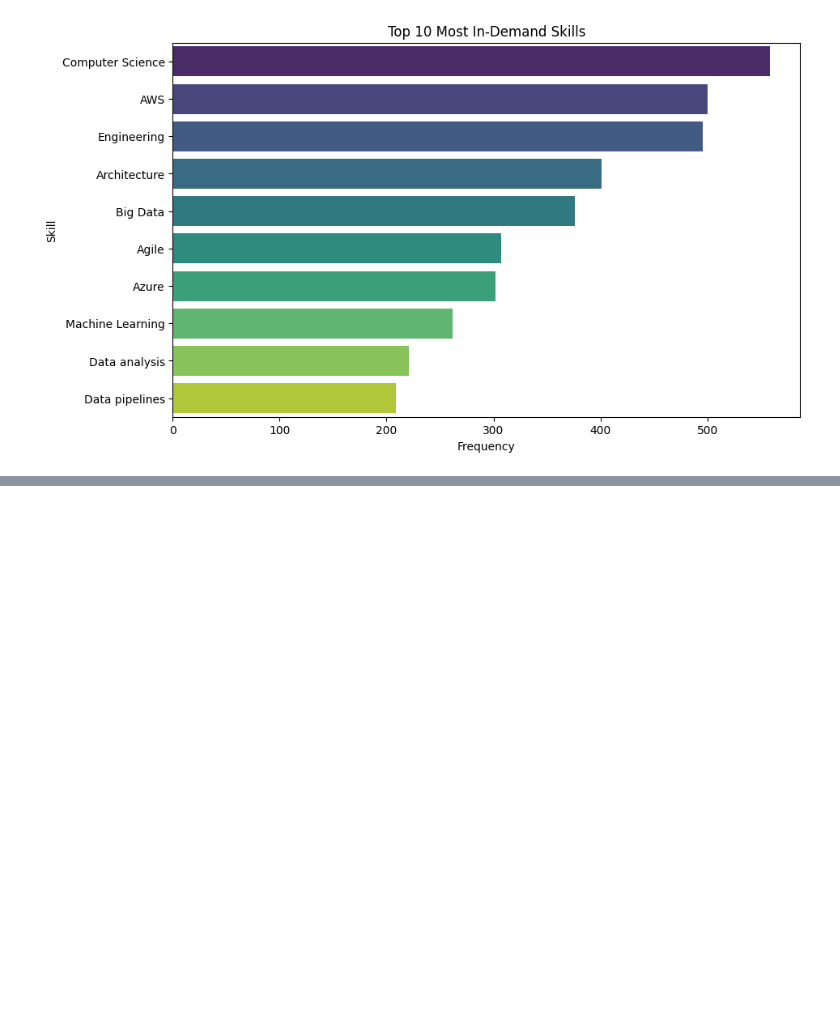
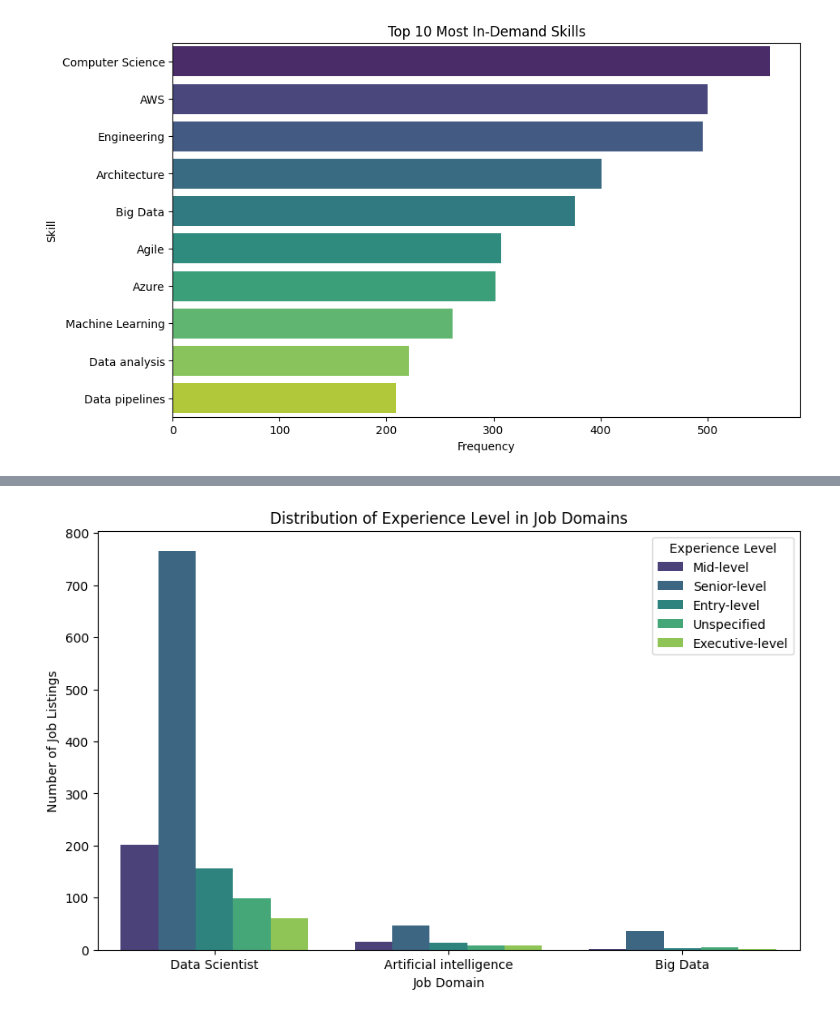
Before and after one commit to LAMIAE-ELHOSNI/Analysis_of_job_opportunities, a Jupyter notebook: Analysis_of_job_opportunities_.ipynb, the cells around one changed output, grey strips where cells are left out. Saved outputs shown, nothing was run; the diff lists cells and outputs as text; code cells hidden in the pictures; blank space fills up the shorter version.

```diff
--- a/Analysis_of_job_opportunities_.ipynb
+++ b/Analysis_of_job_opportunities_.ipynb
@@ -465,0 +352,12 @@ fig.show()
+# %%
+domains = ['Artificial intelligence', 'Data Scientist', 'Big Data']
+filtered_df = df[df['Job Domain'].isin(domains)]
+plt.figure(figsize=(10, 6))
+sns.countplot(x='Job Domain', hue='Experience level', data=filtered_df, palette='viridis')
+plt.xlabel('Job Domain')
+plt.ylabel('Number of Job Listings')
+plt.title('Distribution of Experience Level in Job Domains')
+plt.legend(title='Experience Level')
+plt.show()
+# %% [output]
+[figure, added]
```
Also changed, not shown: parts of 20 cells of this notebook.
